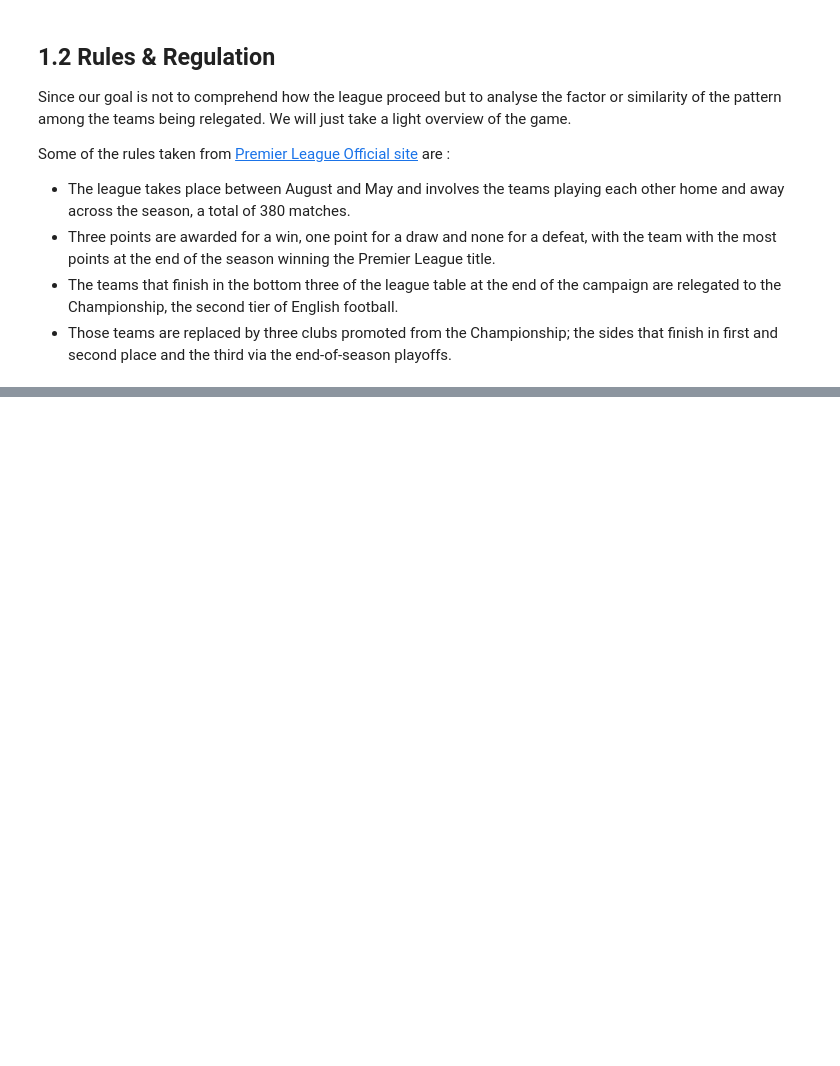
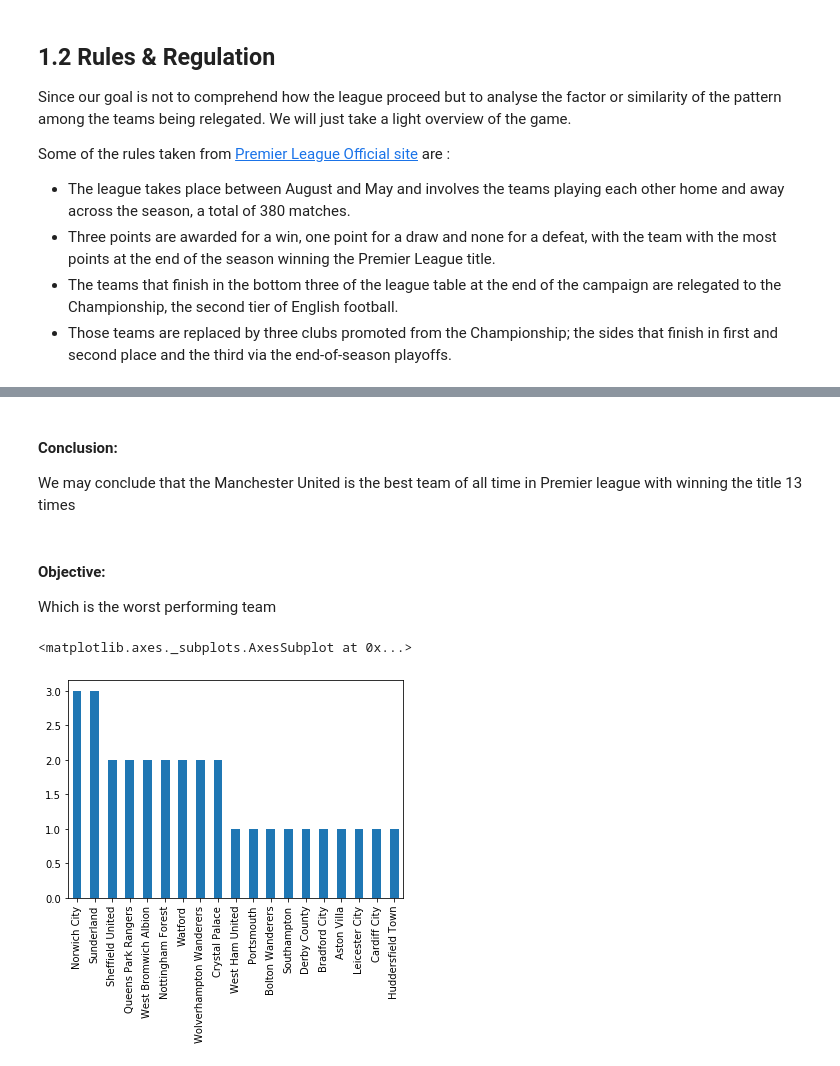
Before and after one commit to samerrkhann/english-premier-league, a Jupyter notebook: british_premier_league.ipynb, the cells around one changed output, grey strips where cells are left out. Cells and saved outputs as stored; diff of their text form; code cells hidden in the pictures; blank space fills up the shorter version.

```diff
--- a/british_premier_league.ipynb
+++ b/british_premier_league.ipynb
@@ -152,0 +236,14 @@ df.head()
+# %% [markdown]
+#### Conclusion:
+We may conclude that the Manchester United is the best team of all time in Premier league with winning the title 13 times
+# %% [markdown]
+#### Objective:
+Which is the worst performing team
+# %%
+#let's learn which team has end up last in the league the most
+most_loss=df.loc[df['Position']==20,'Club'].value_counts()
+#let's see the result graphically
+most_loss.plot(kind='bar')
+# %% [output]
+<matplotlib.axes._subplots.AxesSubplot at 0x...>
+[figure, added]
```
Also changed, not shown: parts of 71 cells of this notebook, 2 other files.
